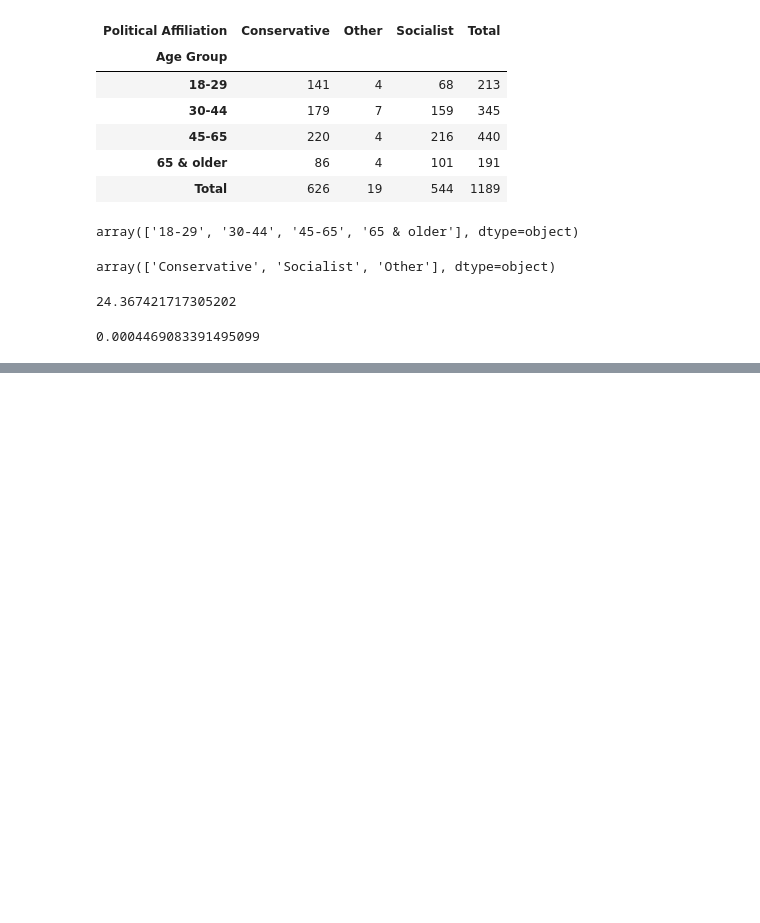
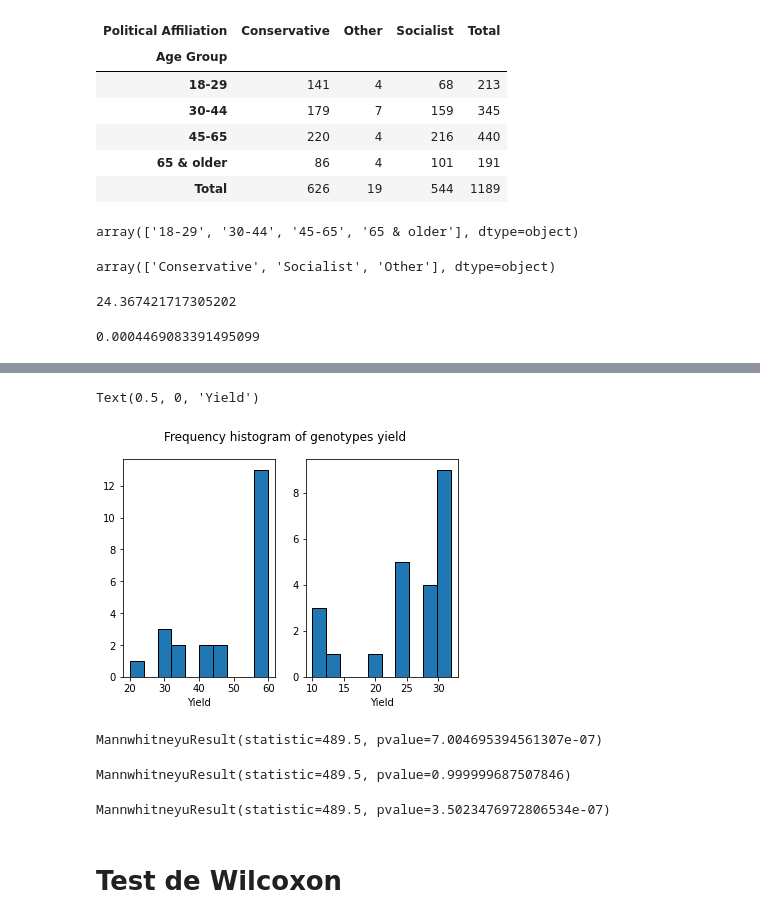
Before and after one commit to axelguerinoctave/M2Bio, a Jupyter notebook: TP 4.ipynb, the cells around one changed output, grey strips where cells are left out. Drawn from its saved outputs; the diff is of its cells as text; code cells hidden in the pictures; blank space fills up the shorter version.

```diff
--- a/TP 4.ipynb
+++ b/TP 4.ipynb
@@ -213,0 +248,24 @@ df.head(5)
+# %%
+fig, (ax1, ax2) = plt.subplots(1, 2)
+fig.suptitle("Frequency histogram of genotypes yield")
+ax1.hist(df["A"], bins = 10, histtype = "bar", ec = "k")
+ax2.hist(df["B"], bins = 10, histtype = "bar", ec = "k")
+ax1.set_xlabel("Yield")
+ax2.set_xlabel("Yield")
+# %% [output]
+Text(0.5, 0, 'Yield')
+[figure, added]
+# %%
+stats.mannwhitneyu(x = df["A"], y = df["B"], alternative = "two-sided")
+# %% [output]
+MannwhitneyuResult(statistic=489.5, pvalue=7.004695394561307e-07)
+# %%
+stats.mannwhitneyu(x = df["A"], y = df["B"], alternative = "less")
+# %% [output]
+MannwhitneyuResult(statistic=489.5, pvalue=0.999999687507846)
+# %%
+stats.mannwhitneyu(x = df["A"], y = df["B"], alternative = "greater")
+# %% [output]
+MannwhitneyuResult(statistic=489.5, pvalue=3.5023476972806534e-07)
+# %% [markdown]
+# Test de Wilcoxon
```
Also changed, not shown: parts of 16 cells of this notebook.
